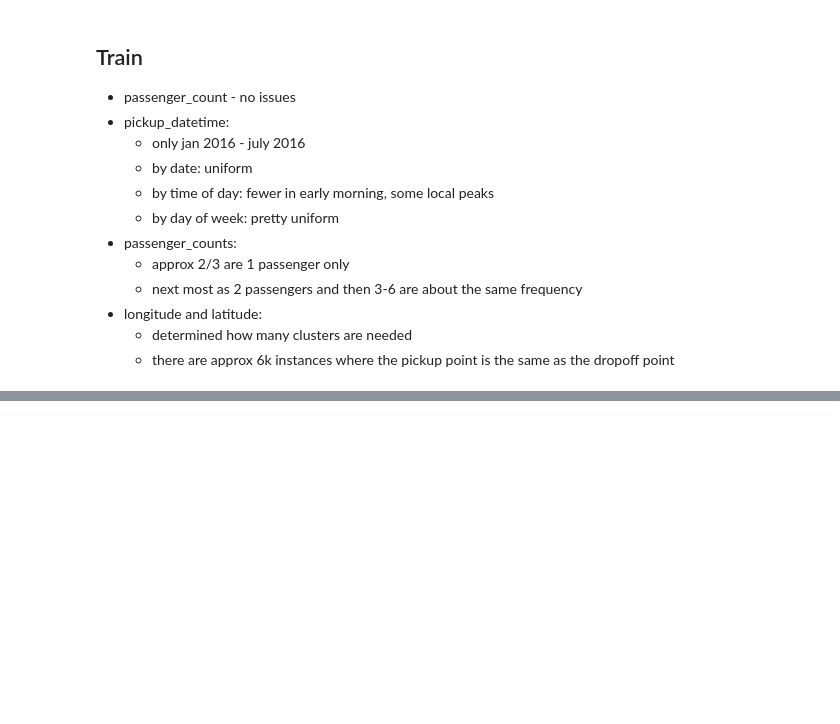
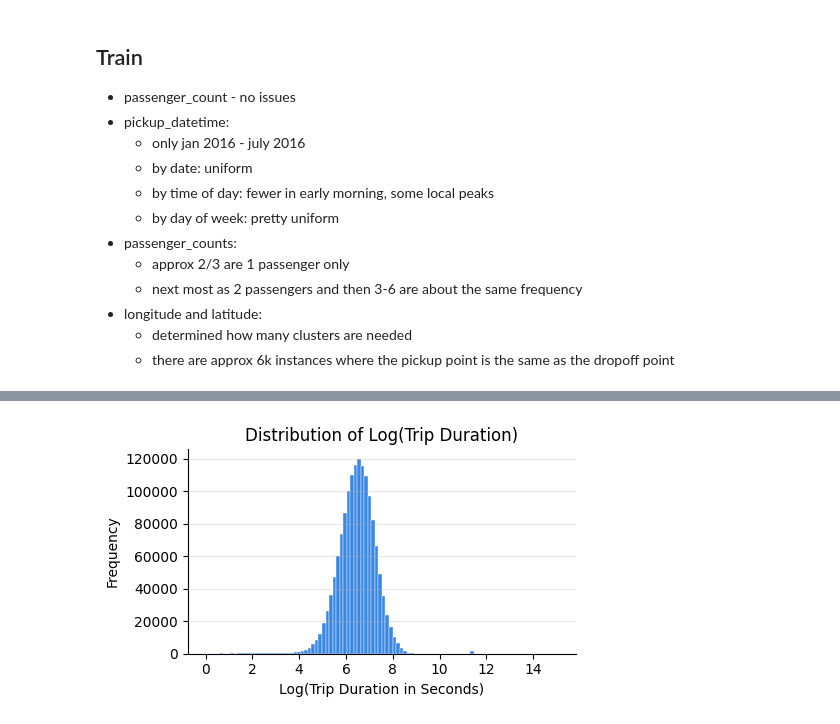
Before and after one commit to claricemottet/kaggle_NYC_taxi_times, a Jupyter notebook: exploratory_notebooks/data_exploration.ipynb, the cells around one changed output, grey strips where cells are left out. Cells and saved outputs as stored; diff of their text form; code cells hidden in the pictures; blank space fills up the shorter version.

```diff
--- a/exploratory_notebooks/data_exploration.ipynb
+++ b/exploratory_notebooks/data_exploration.ipynb
@@ -302,0 +405,20 @@ df_train.describe()
+# %%
+#histogram of log trip duration
+
+fig, ax = plt.subplots(figsize=(5, 3))
+
+log_trip_duration = np.log(df_train['trip_duration'])
+ax.hist(log_trip_duration, bins=100, color='#3987e5', edgecolor='white', linewidth=0.3)
+
+ax.set_title('Distribution of Log(Trip Duration)')
+ax.set_xlabel('Log(Trip Duration in Seconds)')
+ax.set_ylabel('Frequency')
+
+ax.spines['top'].set_visible(False)
+ax.spines['right'].set_visible(False)
+ax.grid(axis='y', alpha=0.3)
+
+plt.tight_layout()
+plt.show()
+# %% [output]
+[figure, added]
```
Also changed, not shown: parts of 14 cells of this notebook, 1 other file.
